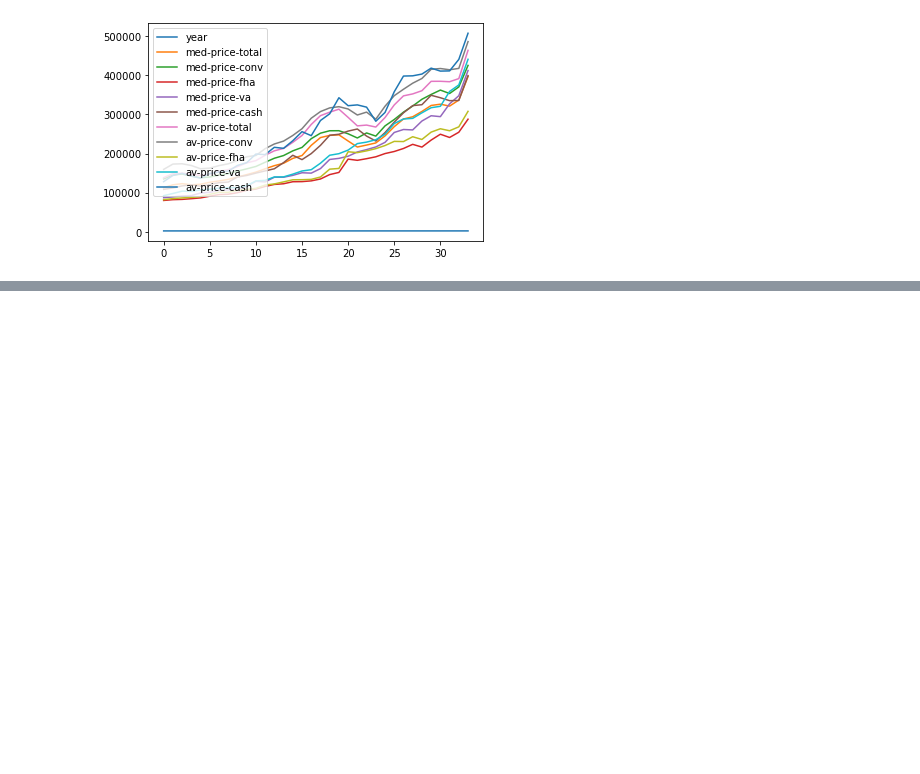
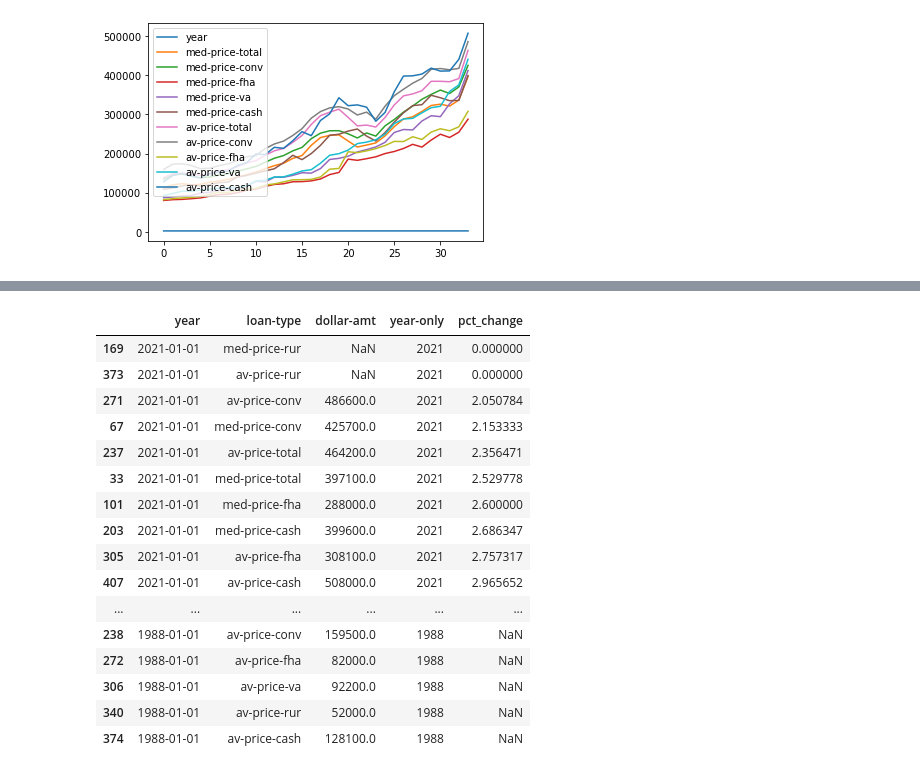
Before and after one commit to mollyboigon/house-price-financing, a Jupyter notebook: house-price-financing.ipynb, the cells around one changed output, grey strips where cells are left out. Cells and saved outputs as stored; diff of their text form; code cells hidden in the pictures; blank space fills up the shorter version.

```diff
--- a/house-price-financing.ipynb
+++ b/house-price-financing.ipynb
@@ -209,0 +346,20 @@ melt_df.sort_values("dollar-amt", ascending=True)
+# %%
+df2.sort_values(by = ["pct_change"], ascending = True) #sorting values by percent change
+# %% [output]
+|  | year | loan-type | dollar-amt | year-only | pct_change |
+| 169 | 2021-01-01 | med-price-rur | NaN | 2021 | 0.000000 |
+| 373 | 2021-01-01 | av-price-rur | NaN | 2021 | 0.000000 |
+| 271 | 2021-01-01 | av-price-conv | 486600.0 | 2021 | 2.050784 |
+| 67 | 2021-01-01 | med-price-conv | 425700.0 | 2021 | 2.153333 |
+| 237 | 2021-01-01 | av-price-total | 464200.0 | 2021 | 2.356471 |
+| 33 | 2021-01-01 | med-price-total | 397100.0 | 2021 | 2.529778 |
+| 101 | 2021-01-01 | med-price-fha | 288000.0 | 2021 | 2.600000 |
+| 203 | 2021-01-01 | med-price-cash | 399600.0 | 2021 | 2.686347 |
+| 305 | 2021-01-01 | av-price-fha | 308100.0 | 2021 | 2.757317 |
+| 407 | 2021-01-01 | av-price-cash | 508000.0 | 2021 | 2.965652 |
+| ... | ... | ... | ... | ... | ... |
+| 238 | 1988-01-01 | av-price-conv | 159500.0 | 1988 | NaN |
+| 272 | 1988-01-01 | av-price-fha | 82000.0 | 1988 | NaN |
+| 306 | 1988-01-01 | av-price-va | 92200.0 | 1988 | NaN |
+| 340 | 1988-01-01 | av-price-rur | 52000.0 | 1988 | NaN |
+| 374 | 1988-01-01 | av-price-cash | 128100.0 | 1988 | NaN |
```
Also changed, not shown: parts of 31 cells of this notebook.
